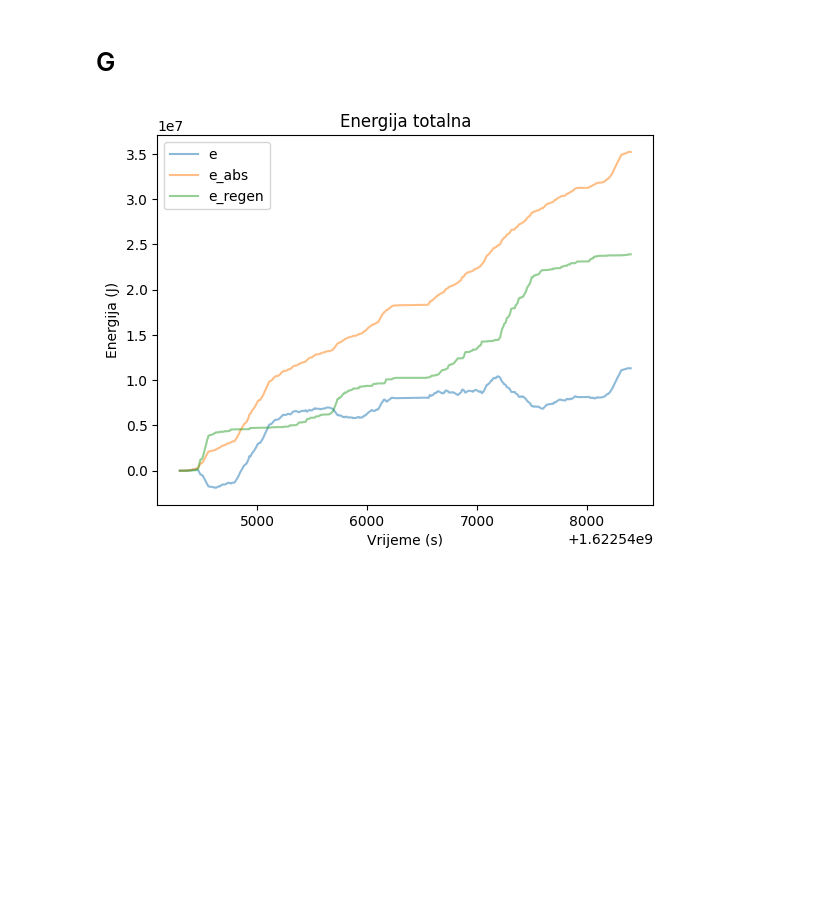
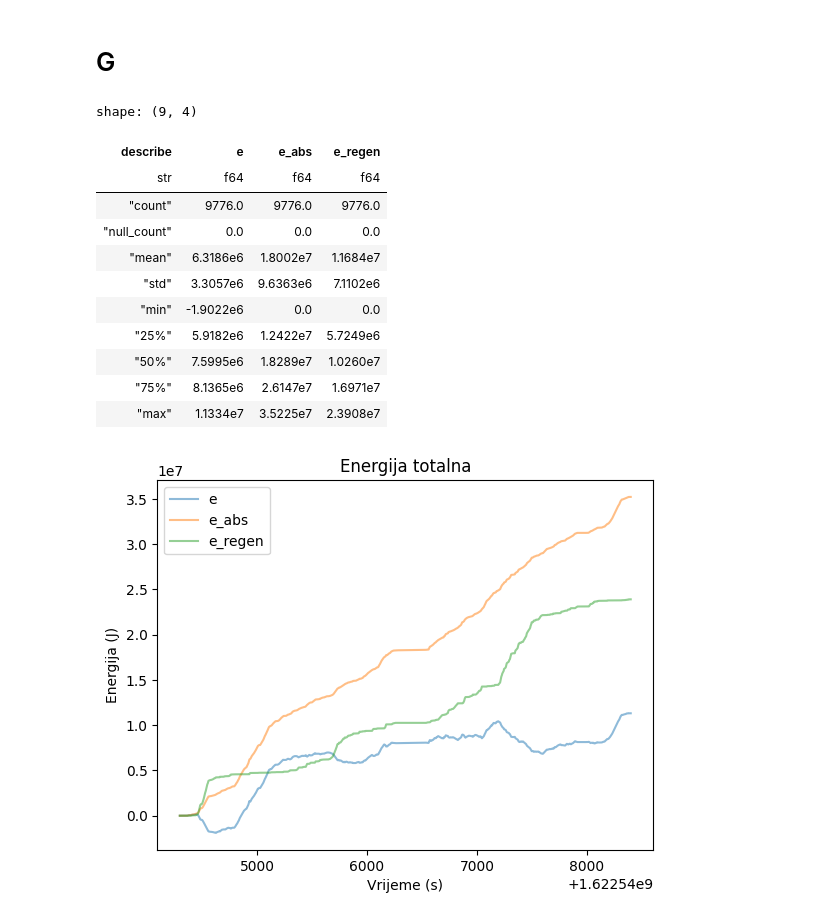
Before and after one commit to IvanDerdicDer/ele_lab_1, a Jupyter notebook: ehv_lab_1.ipynb, the cells around one changed output. Drawn from its saved outputs; the diff is of its cells as text; code cells hidden in the pictures; blank space fills up the shorter version.

```diff
--- a/ehv_lab_1.ipynb
+++ b/ehv_lab_1.ipynb
@@ -447,6 +477,21 @@ plot_dataframe(
 [figure]
 # %% [markdown]
 # G
+# %%
+e_df.select('e', 'e_abs', 'e_regen').describe()
+# %% [output]
+shape: (9, 4)
+| describe | e | e_abs | e_regen |
+| str | f64 | f64 | f64 |
+| "count" | 9776.0 | 9776.0 | 9776.0 |
+| "null_count" | 0.0 | 0.0 | 0.0 |
+| "mean" | 6.3186e6 | 1.8002e7 | 1.1684e7 |
+| "std" | 3.3057e6 | 9.6363e6 | 7.1102e6 |
+| "min" | -1.9022e6 | 0.0 | 0.0 |
+| "25%" | 5.9182e6 | 1.2422e7 | 5.7249e6 |
+| "50%" | 7.5995e6 | 1.8289e7 | 1.0260e7 |
+| "75%" | 8.1365e6 | 2.6147e7 | 1.6971e7 |
+| "max" | 1.1334e7 | 3.5225e7 | 2.3908e7 |
 # %%
 plot_dataframe(
     e_df.select('e', 'e_abs', 'e_regen'),
```
Also changed, not shown: parts of 4 cells of this notebook, 29 other files.
